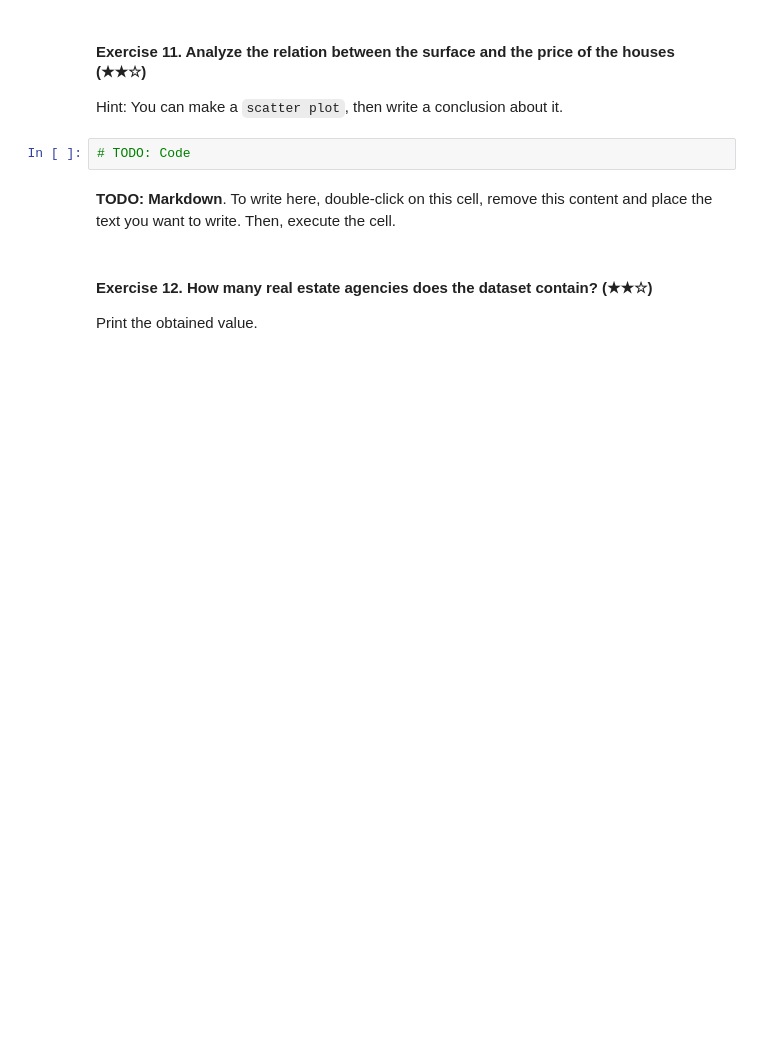
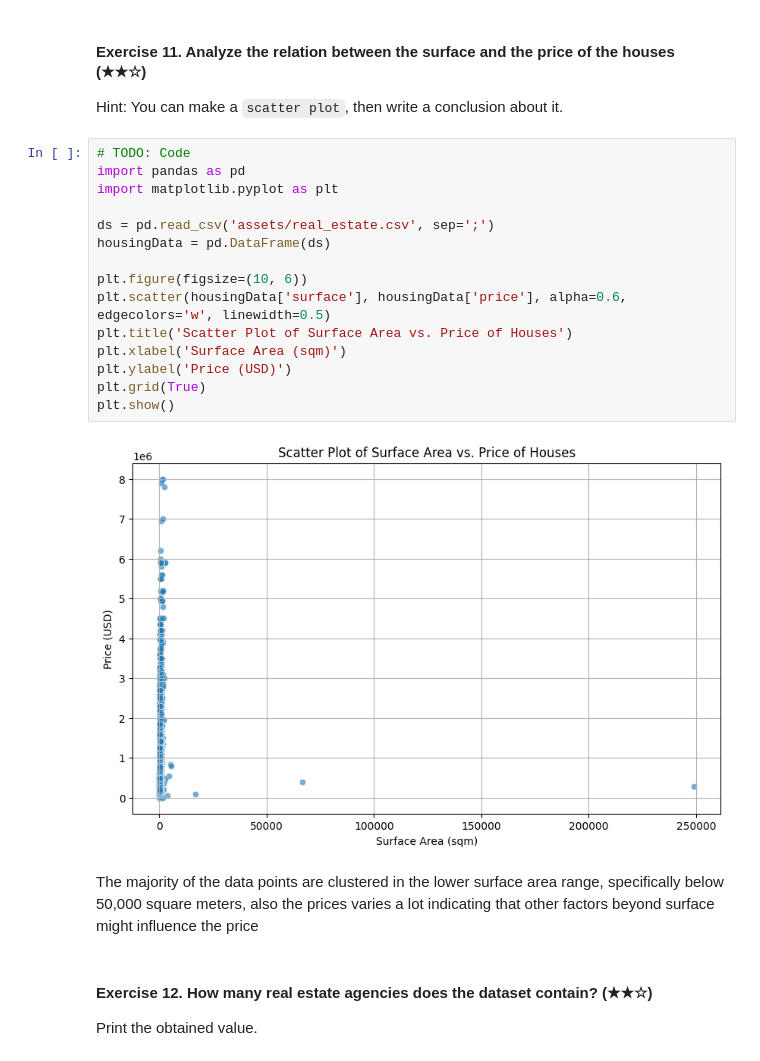
Before and after one commit to mberrio10/realestate-datacleanup-exercise, a Jupyter notebook: project.ipynb, the cells around one changed output. Drawn from its saved outputs; the diff is of its cells as text; blank space fills up the shorter version.

```diff
--- a/project.ipynb
+++ b/project.ipynb
@@ -250,8 +349,23 @@ Hint: Create a new column called `pps` (price per square meter) and then analyze
 Hint: You can make a `scatter plot`, then write a conclusion about it.
 # %%
 # TODO: Code
+import pandas as pd
+import matplotlib.pyplot as plt
+
+ds = pd.read_csv('assets/real_estate.csv', sep=';')
+housingData = pd.DataFrame(ds)
+
+plt.figure(figsize=(10, 6))
+plt.scatter(housingData['surface'], housingData['price'], alpha=0.6, edgecolors='w', linewidth=0.5)
+plt.title('Scatter Plot of Surface Area vs. Price of Houses')
+plt.xlabel('Surface Area (sqm)')
+plt.ylabel('Price (USD)')
+plt.grid(True)
+plt.show()
+# %% [output]
+[figure, added]
 # %% [markdown]
-**TODO: Markdown**. To write here, double-click on this cell, remove this content and place the text you want to write. Then, execute the cell.
+The majority of the data points are clustered in the lower surface area range, specifically below 50,000 square meters, also the prices varies a lot indicating that other factors beyond surface might influence the price
 # %% [markdown]
 #### Exercise 12. How many real estate agencies does the dataset contain? (★★☆)
 
```
Also changed, not shown: parts of 19 cells of this notebook.
